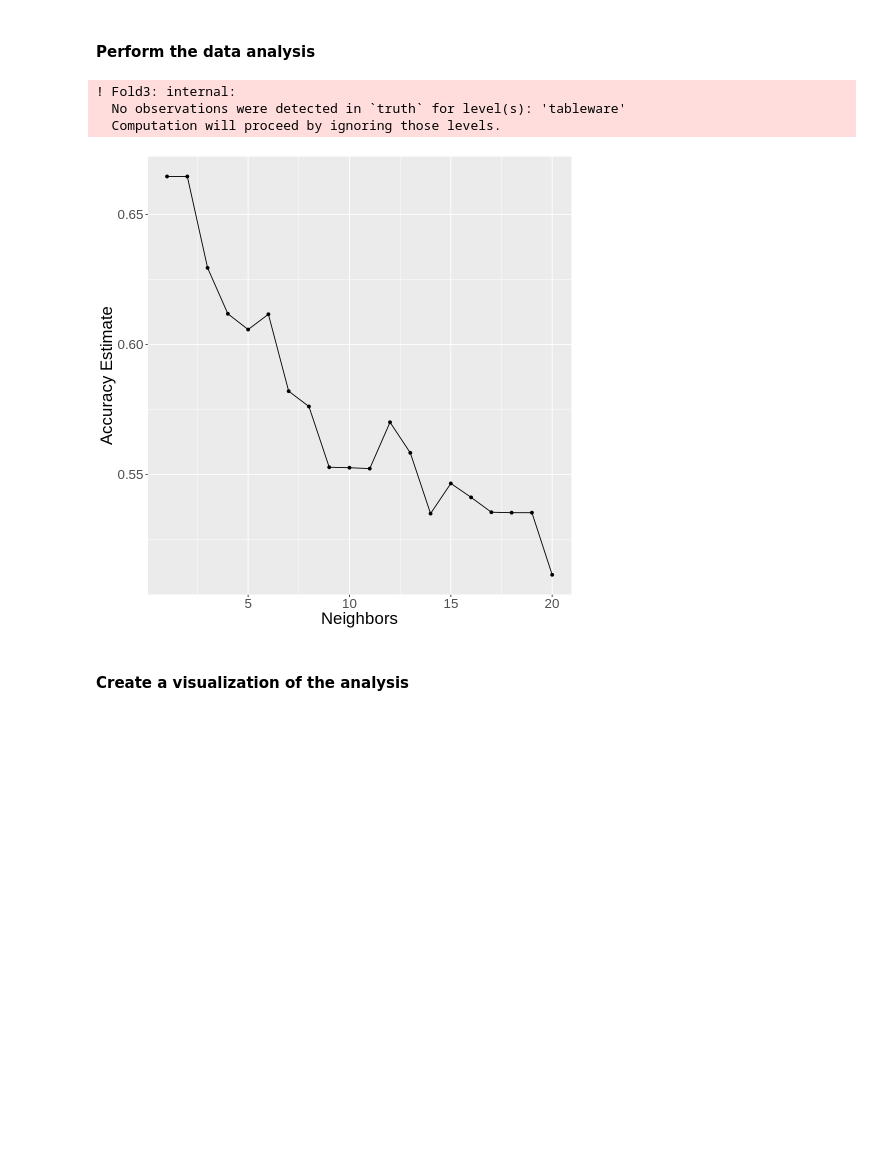
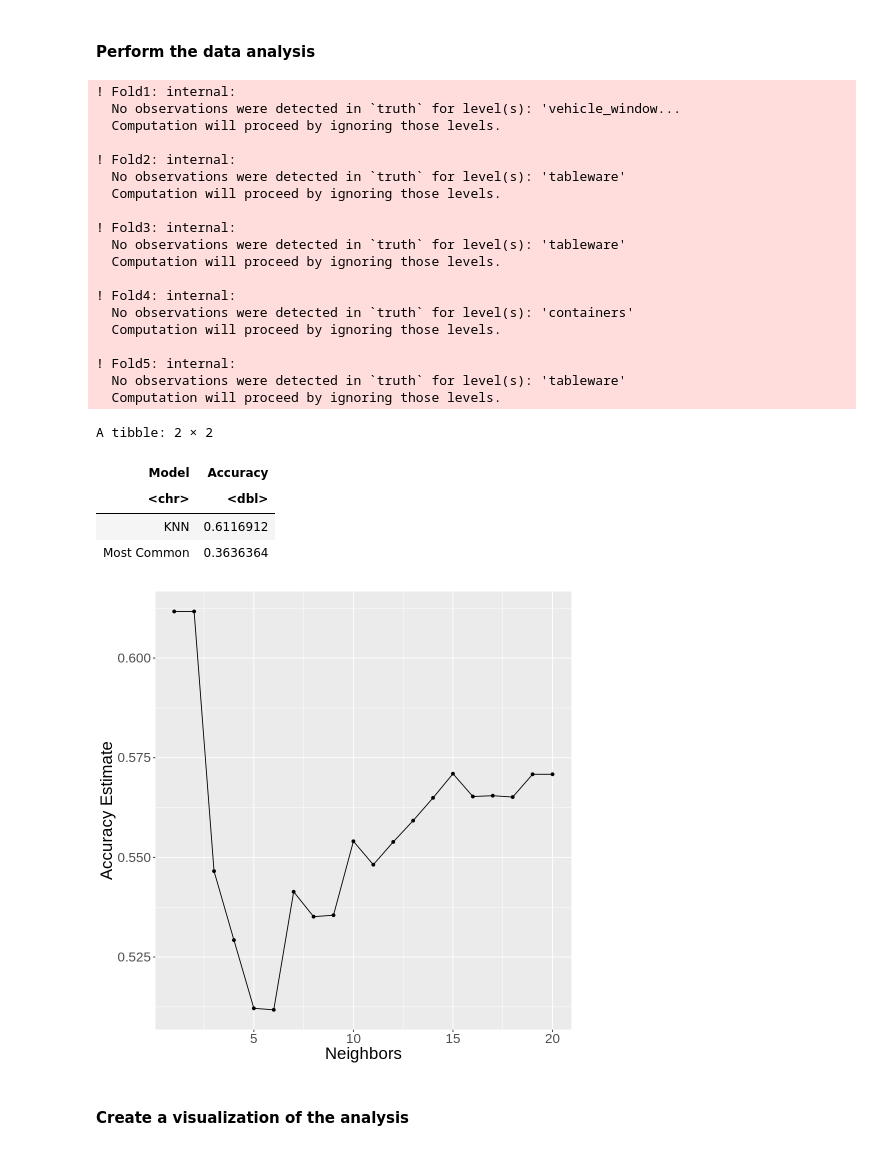
Before and after one commit to omairqazi29/DSCI100, a Jupyter notebook: Report.ipynb, the cells around one changed output. Saved outputs shown, nothing was run; the diff lists cells and outputs as text; code cells hidden in the pictures; blank space fills up the shorter version.

Commit message:
Added comparison with most common class and seed value

```diff
--- a/Report.ipynb
+++ b/Report.ipynb
@@ -84,6 +84,8 @@ A tibble: 6 × 2
 # %% [markdown]
 #### Perform the data analysis
 # %%
+set.seed(9999) #TODO: Added this because of very different plots per run
+
 options(repr.plot.width=8, repr.plot.height=8)
 
 # wrange data furthur to remove id
@@ -108,35 +110,74 @@ glass_recipe <- recipe(glass_type ~ ., data = glass_train) |>
 
 # 5-fold cross validation
 vfold <- vfold_cv(glass_train, v=5, strata=glass_type)
 
 # neighbors to try
 # TODO: what should we try here?
 vals <- tibble(neighbors = seq(from=1, to = 20))
 
 knn_results <- workflow() |>
     add_recipe(glass_recipe) |>
     add_model(glass_spec) |>
     tune_grid(resamples = vfold, grid = vals)|>
     collect_metrics()
 
 accuracies <- knn_results |>
     filter(.metric =="accuracy")
 
 accuracy_vs_k <- ggplot(accuracies, aes(x = neighbors, y = mean)) +
   geom_point() +
   geom_line() +
   labs(x = "Neighbors", y = "Accuracy Estimate") +
   theme(text = element_text(size = 20))
 accuracy_vs_k
 # TODO: might be a good idea to do forward selection to choose a subset of predictors https://datasciencebook.ca/classification2.html#fig:06-fwdsel-3
 #       but this is probably overkill for this project
 
-# we might also want to compare our results to the model that always chooses the most common class
+# we might also want to compare our results to the model that always chooses the most common class COMMENT IF THE FOLLOWING DOESN'T MAKES SENSE
+# Get the number of neighbors that gave the highest accuracy
+best_neighbors <- accuracies$neighbors[which.max(accuracies$mean)]
+# Get the accuracy of the KNN model with the best number of neighbors
+knn_accuracy <- accuracies$mean[which.max(accuracies$mean)]
+
+# Implementing the Most Common Class model
+# Create a table of class counts in the training data
+class_counts <- table(glass_train$glass_type)
+# Get the class with the highest count
+most_common_class <- names(which.max(class_counts))
+# Create a vector of predictions for the test data using the most common class
+most_common_predictions <- rep(most_common_class, nrow(glass_test))
+# Calculate the accuracy of the baseline model
+most_common_accuracy <- mean(most_common_predictions == glass_test$glass_type)
+
+accuracy_tbl <- tibble(Model = c("KNN", "Most Common"),
+                       Accuracy = c(knn_accuracy, baseline_accuracy))
+accuracy_tbl
 # %% [output]
+! Fold1: internal:
+  No observations were detected in `truth` for level(s): 'vehicle_window...
+  Computation will proceed by ignoring those levels.
+
+! Fold2: internal:
+  No observations were detected in `truth` for level(s): 'tableware'
+  Computation will proceed by ignoring those levels.
+
 ! Fold3: internal:
   No observations were detected in `truth` for level(s): 'tableware'
   Computation will proceed by ignoring those levels.
+
+! Fold4: internal:
+  No observations were detected in `truth` for level(s): 'containers'
+  Computation will proceed by ignoring those levels.
+
+! Fold5: internal:
+  No observations were detected in `truth` for level(s): 'tableware'
+  Computation will proceed by ignoring those levels.
+A tibble: 2 × 2
+| Model | Accuracy |
+| <chr> | <dbl> |
+| KNN | 0.6116912 |
+| Most Common | 0.3636364 |
-[figure, old version]
+[figure, new version]
 # %% [markdown]
 #### Create a visualization of the analysis
 # %%
```
